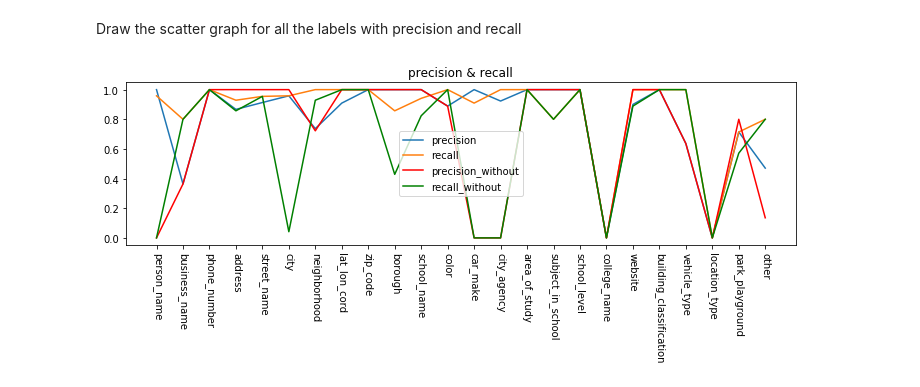
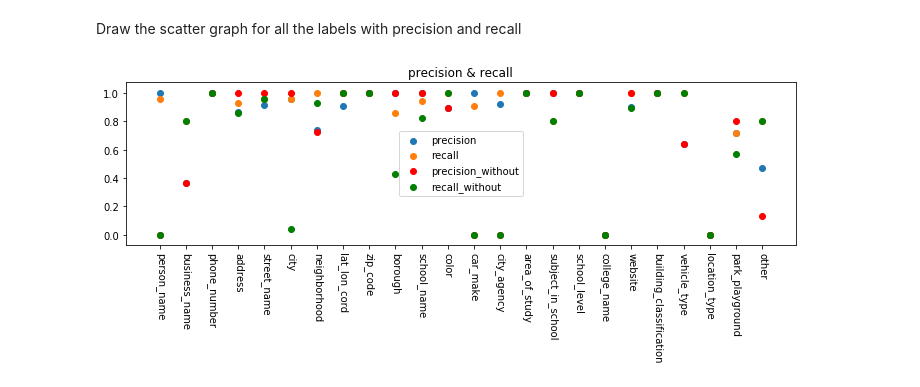
Before and after one commit to poi233/bigdata_project, a Jupyter notebook: Task2.ipynb, the cells around one changed output. Saved outputs shown, nothing was run; the diff lists cells and outputs as text; code cells hidden in the pictures.

```diff
--- a/Task2.ipynb
+++ b/Task2.ipynb
@@ -63,15 +63,15 @@ Draw the scatter graph for all the labels with precision and recall
 # %%
 plt.figure(figsize=(12, 3))
 plt.title('precision & recall')
-plt.plot(label_list, precision, label='precision')
-plt.plot(label_list, recall, label='recall')
-plt.plot(label_list, precision_without, color='r',label='precision_without')
-plt.plot(label_list, recall_without, color='g',label='recall_without')
+plt.scatter(label_list, precision, label='precision')
+plt.scatter(label_list, recall, label='recall')
+plt.scatter(label_list, precision_without, color='r',label='precision_without')
+plt.scatter(label_list, recall_without, color='g',label='recall_without')
 plt.xticks(rotation=270)
 plt.legend(loc='best')
 plt.show()
 # %% [output]
-[figure, old version]
+[figure, new version]
 # %%
 # plt.figure(figsize=(12, 3))
 # plt.title('precision_without & recall_without')
```
Also changed, not shown: 1 other file.
